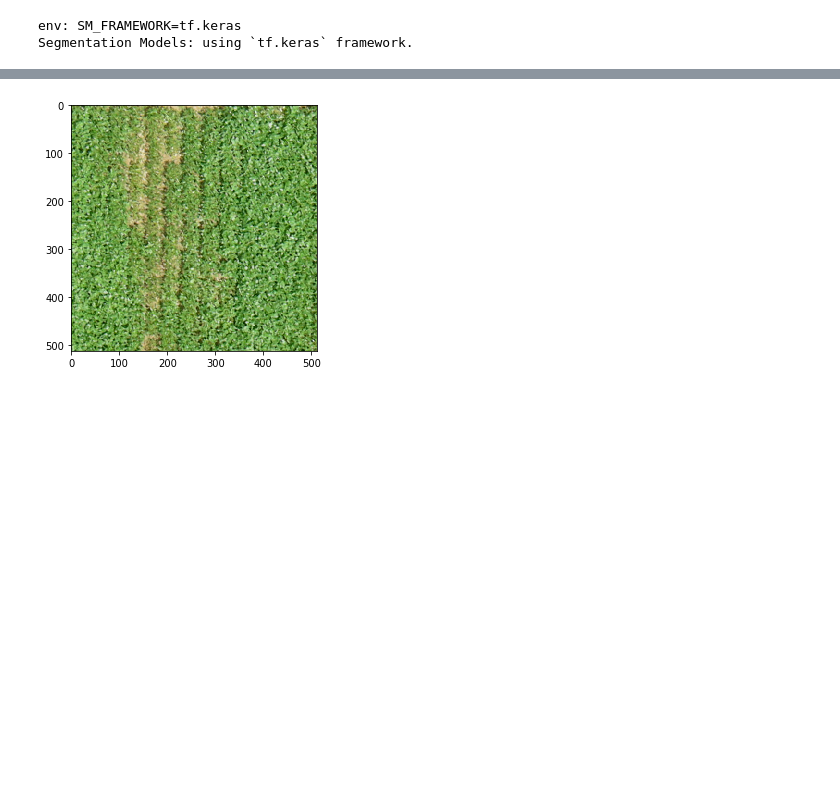
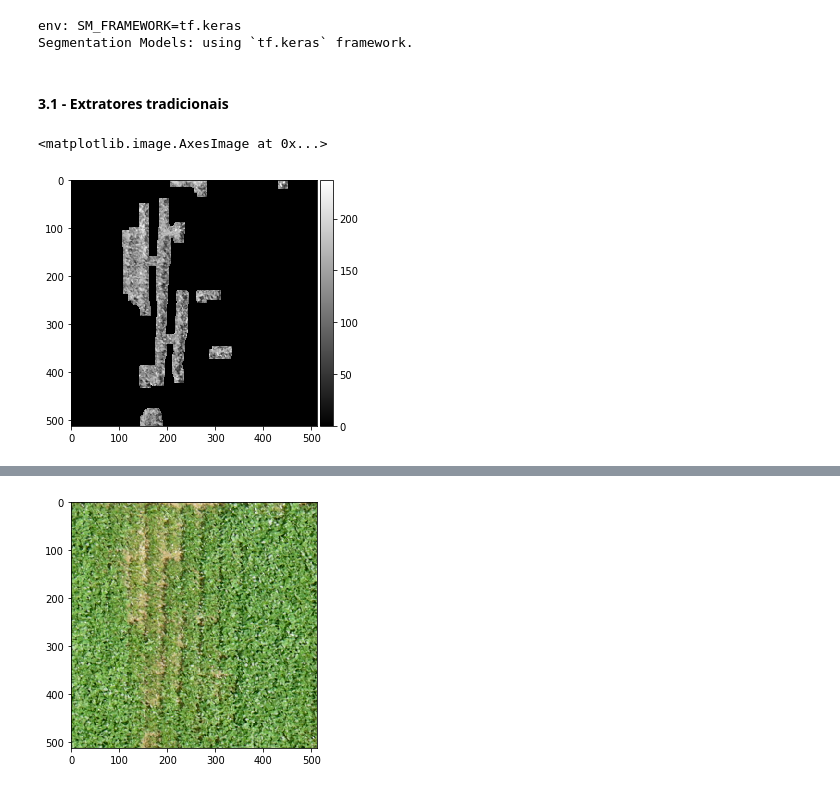
Before and after one commit to rodolfoarruda/MachineLearning, a Jupyter notebook: Pratica_ProcImg_v2.ipynb, the cells around one changed output, grey strips where cells are left out. Drawn from its saved outputs; the diff is of its cells as text; code cells hidden in the pictures; blank space fills up the shorter version.

```diff
--- a/Pratica_ProcImg_v2.ipynb
+++ b/Pratica_ProcImg_v2.ipynb
@@ -372,0 +468,2 @@ Segmentation Models: using `tf.keras` framework.
+# %% [markdown]
+#### **3.1 - Extratores tradicionais**
@@ -372,0 +473,22 @@ Segmentation Models: using `tf.keras` framework.
+# %%
+i = 1
+
+img = train[i]
+if img.ndim > 2:
+  gray = cv2.cvtColor(img, cv2.COLOR_BGR2GRAY)
+else:
+  gray = img
+
+img_rot = train_rot[i]
+
+if img_rot.ndim > 2:
+  img_rot_gray = cv2.cvtColor(img_rot, cv2.COLOR_BGR2GRAY)
+else:
+  img_rot_gray = img_rot
+
+img_rot_gray_mask = np.where(img_rot_gray>0,0,1)
+# %%
+imshow(gray*img_rot_gray_mask,cmap='gray')
+# %% [output]
+<matplotlib.image.AxesImage at 0x...>
+[figure, added]
```
Also changed, not shown: parts of 20 cells of this notebook.
